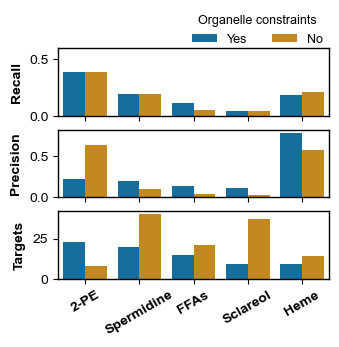
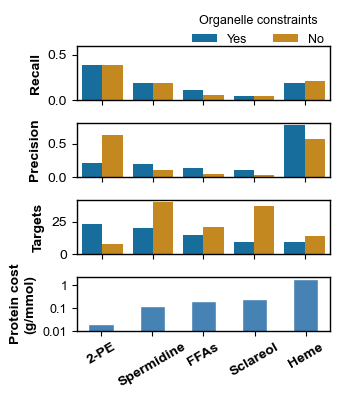
Code edit (unified diff) that turned the first committed figure into the second:
--- before
+++ after
@@ -1,48 +1,79 @@
-df_select=df_result[df_result['level']=='l3']
-df_select=df_select[df_select['organelle_constraint']!='without mitochondria']
-# fill yes as Yes, no as No
-df_select['organelle_constraint']=df_select['organelle_constraint'].map({'yes':'Yes','no':'No'})
+df_select = df_result[df_result['level'] == 'l3']
+df_select = df_select[df_select['organelle_constraint'] != 'without mitochondria']
+df_select = df_select.copy()
+df_select['organelle_constraint'] = df_select['organelle_constraint'].map({'yes': 'Yes', 'no': 'No'})
 
-fig,axs=plt.subplots(3,1,figsize=(3.5,3))
+# Protein biosynthesis cost for each target product (g protein / mmol product)
+protein_cost_data = {
+    'product_name': ['2-phenylethanol', 'spermidine', 'ffa', 'sclareol', 'heme'],
+    'protein_cost': [0.02, 0.12, 0.20, 0.25, 1.85],
+}
+df_protein_cost = pd.DataFrame(protein_cost_data)
 
-product_name_order ={'2-phenylethanol':0,'spermidine':1,'ffa':2,'sclareol':3,'heme':4}
-# plot experiment constency
-sns.barplot(x='product_name',y='consistency',hue='organelle_constraint',data=df_select,ax=axs[0],order=product_name_order.keys(),palette=colors_compare)
-# remove x tick and label
+product_name_order = {'2-phenylethanol': 0, 'spermidine': 1, 'ffa': 2, 'sclareol': 3, 'heme': 4}
+
+x_ticks_dict = {
+    '2-phenylethanol': '2-PE',
+    'heme':            'Heme',
+    'ffa':             'FFAs',
+    'sclareol':        'Sclareol',
+    'spermidine':      'Spermidine',
+}
+x_ticks_list = [x_ticks_dict[p] for p in product_name_order.keys()]
+
+fig, axs = plt.subplots(4, 1, figsize=(3.5, 4.2))
+
+# ── Panel 1: Recall ───────────────────────────────────────────────────────────
+sns.barplot(x='product_name', y='consistency', hue='organelle_constraint',
+            data=df_select, ax=axs[0], order=product_name_order.keys(),
+            palette=colors_compare)
 axs[0].set_xticklabels([])
 axs[0].set_xlabel('')
-axs[0].set_ylabel('Recall',fontweight='bold',fontsize=10)
-# set legend outside 
-# fill as Yes, No
-axs[0].legend(title='Organelle constraints',bbox_to_anchor=(1, 1.58), borderaxespad=0.1,fontsize=9,title_fontsize=9,
-                frameon=False,
-                ncol=2)
-axs[0].set_ylim(0,0.6)
+axs[0].set_ylabel('Recall', fontweight='bold', fontsize=10)
+axs[0].legend(title='Organelle constraints',
+              bbox_to_anchor=(1, 1.68), borderaxespad=0.1,
+              fontsize=9, title_fontsize=9, frameon=False, ncol=2)
+axs[0].set_ylim(0, 0.6)
 
-# plot experiment accuracy
-sns.barplot(x='product_name',y='precision',hue='organelle_constraint',data=df_select,ax=axs[1],legend=False,order=product_name_order.keys(),palette=colors_compare)
-# remove x tick and label
+# ── Panel 2: Precision ────────────────────────────────────────────────────────
+sns.barplot(x='product_name', y='precision', hue='organelle_constraint',
+            data=df_select, ax=axs[1], legend=False,
+            order=product_name_order.keys(), palette=colors_compare)
 axs[1].set_xticklabels([])
 axs[1].set_xlabel('')
-axs[1].set_ylabel('Precision',fontweight='bold',fontsize=10,labelpad=5)
+axs[1].set_ylabel('Precision', fontweight='bold', fontsize=10, labelpad=5)
 
+# ── Panel 3: Predicted targets ────────────────────────────────────────────────
+sns.barplot(x='product_name', y='predict_num', hue='organelle_constraint',
+            data=df_select, ax=axs[2], legend=False,
+            order=product_name_order.keys(), palette=colors_compare)
+axs[2].set_xticklabels([])
+axs[2].set_xlabel('')
+axs[2].set_ylabel('Targets', fontweight='bold', fontsize=10, labelpad=5)
 
-# plot experiment predict num
-sns.barplot(x='product_name',y='predict_num',hue='organelle_constraint',data=df_select,ax=axs[2],legend=False,order=product_name_order.keys(),palette=colors_compare)
-# set x, y ticks
-# set x ticks
-x_ticks_dict={'2-phenylethanol':'2-PE',
-              'heme':'Heme',
-              'ffa':'FFAs',
-              'sclareol':'Sclareol',
-              'spermidine':'Spermidine'}
-x_ticks_list=[x_ticks_dict[i] for i in product_name_order.keys()]
-axs[2].set_xticklabels(rotation=30,labels=x_ticks_list,fontweight='bold',fontsize=10)
-axs[2].set_xlabel('')
-axs[2].set_ylabel('Targets',fontweight='bold',fontsize=10,labelpad=5)
+# ── Panel 4: Protein cost (log scale, single colour) ─────────────────────────
+df_protein_cost_ordered = (
+    df_protein_cost
+    .set_index('product_name')
+    .reindex(product_name_order.keys())
+    .reset_index()
+)
+axs[3].bar(range(len(df_protein_cost_ordered)),
+           df_protein_cost_ordered['protein_cost'],
+           color='steelblue', edgecolor='white', width=0.5)
 
-# fig.suptitle('ecFactory-L3',fontweight='bold',fontsize=12)
-# plt.tight_layout()
-# save it
-fig.savefig(r'analysis_code\figures\output/figure3c_organelle_proteome_constraint_evaluation_l3.svg',dpi=600,bbox_inches='tight',transparent=True)
+axs[3].set_yscale('log')
+axs[3].set_xticks(range(len(x_ticks_list)))
+axs[3].set_xticklabels(x_ticks_list, rotation=30, fontweight='bold', fontsize=10)
+axs[3].set_xlabel('')
+axs[3].set_ylabel('Protein cost\n(g/mmol)', fontweight='bold', fontsize=10, labelpad=5)
+axs[3].set_yticks([0.01, 0.1, 1])
+axs[3].set_yticklabels(['0.01', '0.1', '1'], fontsize=9)
+axs[3].yaxis.set_minor_locator(matplotlib.ticker.NullLocator())
+
+plt.tight_layout()
+fig.savefig(
+    r'paper_analysis_code\figures\output/figure3c_organelle_proteome_constraint_evaluation_l3.svg',
+    dpi=600, bbox_inches='tight', transparent=True
+)
 plt.show()

Commit: R2 update